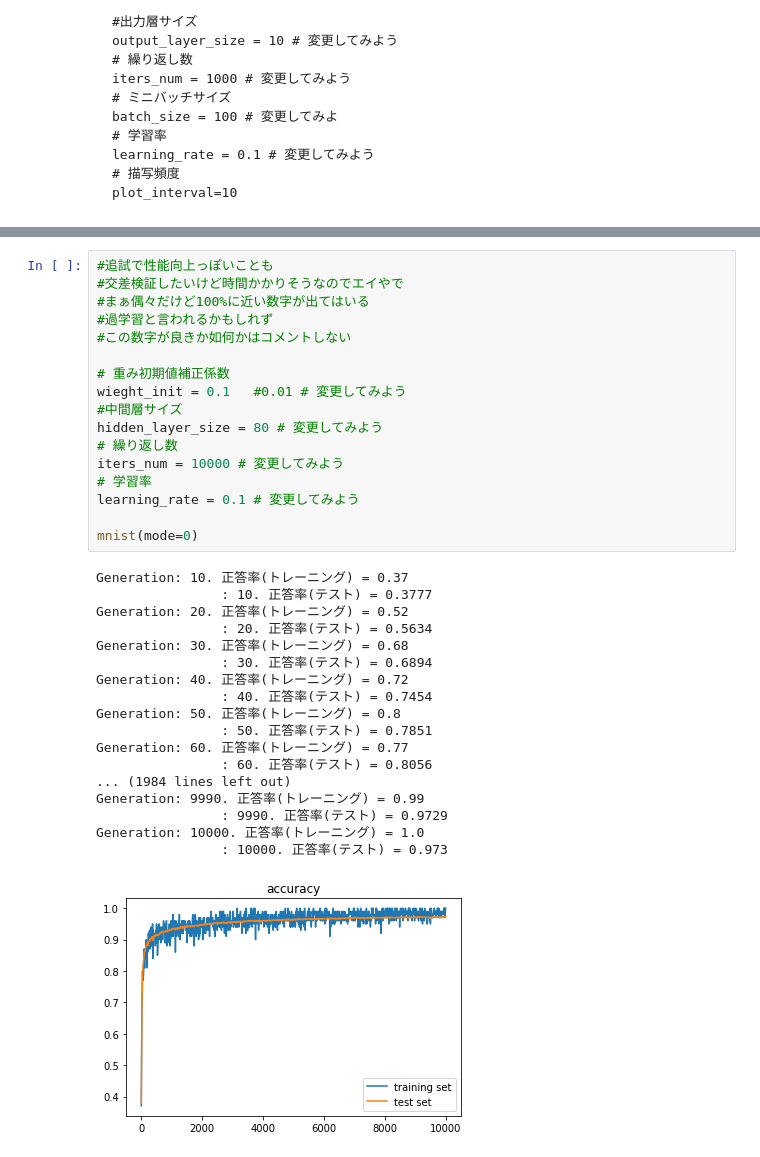
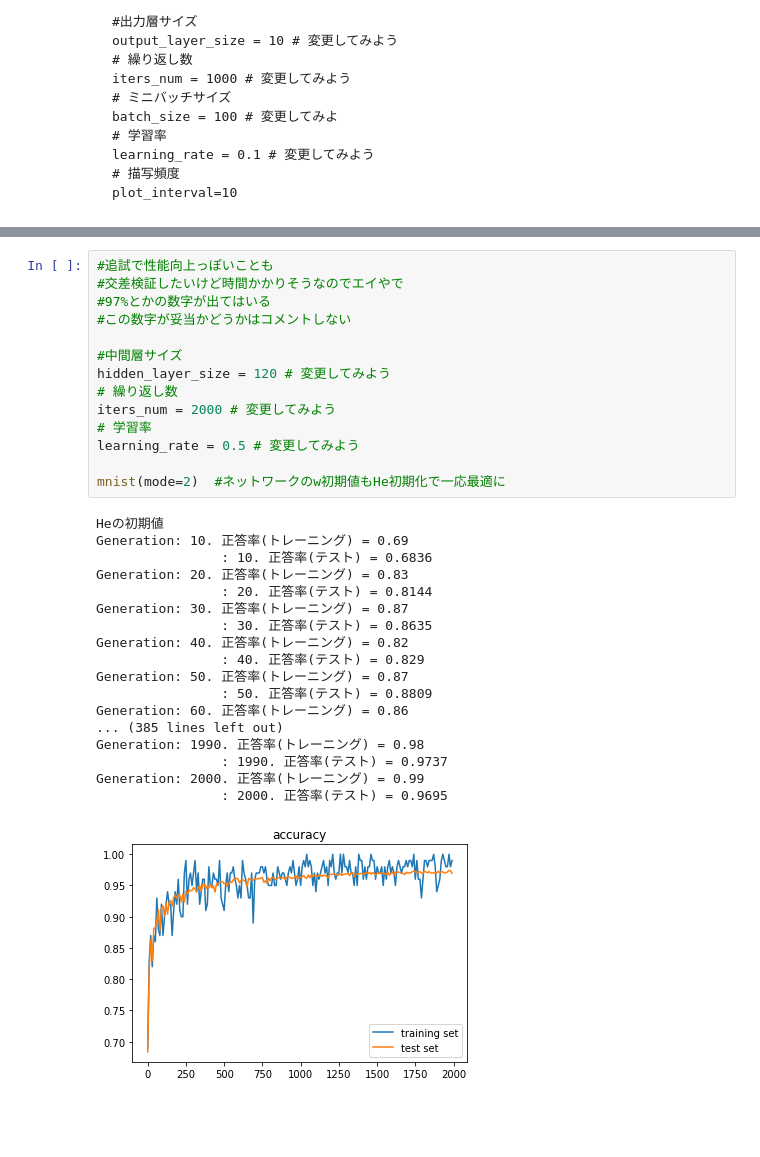
Before and after one commit to toruuno/DNN_d1d2, a Jupyter notebook: 1_4_1_mnist_sample.ipynb, the cells around one changed output, grey strips where cells are left out. Cells and saved outputs as stored; diff of their text form; blank space fills up the shorter version.

```diff
--- a/1_4_1_mnist_sample.ipynb
+++ b/1_4_1_mnist_sample.ipynb
@@ -458,36 +463,33 @@ Generation: 1000. 正答率(トレーニング) = 0.92
 # %%
 #追試で性能向上っぽいことも
 #交差検証したいけど時間かかりそうなのでエイやで
-#まぁ偶々だけど100%に近い数字が出てはいる
-#過学習と言われるかもしれず
-#この数字が良きか如何かはコメントしない
+#97%とかの数字が出てはいる
+#この数字が妥当かどうかはコメントしない
 
-# 重み初期値補正係数
-wieght_init = 0.1   #0.01 # 変更してみよう
 #中間層サイズ
-hidden_layer_size = 80 # 変更してみよう
+hidden_layer_size = 120 # 変更してみよう
 # 繰り返し数
-iters_num = 10000 # 変更してみよう
+iters_num = 2000 # 変更してみよう
 # 学習率
-learning_rate = 0.1 # 変更してみよう
+learning_rate = 0.5 # 変更してみよう
 
-mnist(mode=0)
+mnist(mode=2)  #ネットワークのw初期値もHe初期化で一応最適に
 # %% [output]
-Generation: 10. 正答率(トレーニング) = 0.37
-                : 10. 正答率(テスト) = 0.3777
-Generation: 20. 正答率(トレーニング) = 0.52
-                : 20. 正答率(テスト) = 0.5634
-Generation: 30. 正答率(トレーニング) = 0.68
-                : 30. 正答率(テスト) = 0.6894
-Generation: 40. 正答率(トレーニング) = 0.72
-                : 40. 正答率(テスト) = 0.7454
-Generation: 50. 正答率(トレーニング) = 0.8
-                : 50. 正答率(テスト) = 0.7851
-Generation: 60. 正答率(トレーニング) = 0.77
-                : 60. 正答率(テスト) = 0.8056
-... (1984 lines left out)
-Generation: 9990. 正答率(トレーニング) = 0.99
-                : 9990. 正答率(テスト) = 0.9729
-Generation: 10000. 正答率(トレーニング) = 1.0
-                : 10000. 正答率(テスト) = 0.973
+Heの初期値
+Generation: 10. 正答率(トレーニング) = 0.69
+                : 10. 正答率(テスト) = 0.6836
+Generation: 20. 正答率(トレーニング) = 0.83
+                : 20. 正答率(テスト) = 0.8144
+Generation: 30. 正答率(トレーニング) = 0.87
+                : 30. 正答率(テスト) = 0.8635
+Generation: 40. 正答率(トレーニング) = 0.82
+                : 40. 正答率(テスト) = 0.829
+Generation: 50. 正答率(トレーニング) = 0.87
+                : 50. 正答率(テスト) = 0.8809
+Generation: 60. 正答率(トレーニング) = 0.86
+... (385 lines left out)
+Generation: 1990. 正答率(トレーニング) = 0.98
+                : 1990. 正答率(テスト) = 0.9737
+Generation: 2000. 正答率(トレーニング) = 0.99
+                : 2000. 正答率(テスト) = 0.9695
-[figure, old version]
+[figure, new version]
```
Also changed, not shown: parts of 14 cells of this notebook.
